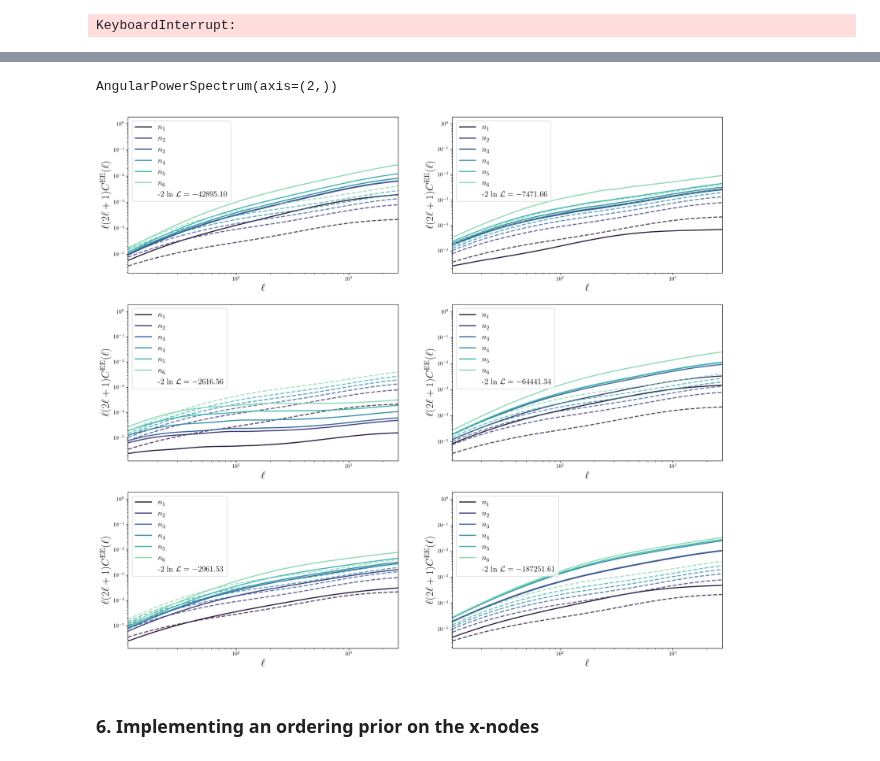
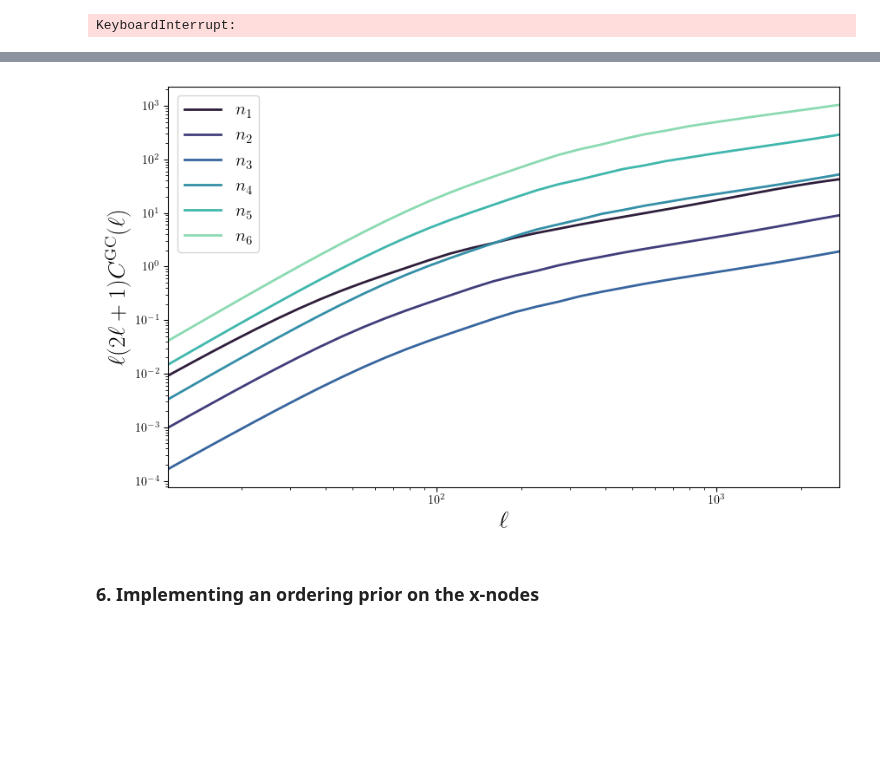
Before and after one commit to jipdebuck/binz, a Jupyter notebook: notebooks/inference.ipynb, the cells around one changed output, grey strips where cells are left out. Saved outputs shown, nothing was run; the diff lists cells and outputs as text; code cells hidden in the pictures; blank space fills up the shorter version.

```diff
--- a/notebooks/inference.ipynb
+++ b/notebooks/inference.ipynb
@@ -481,7 +506,7 @@ corner.corner(
 z_meds = []   # positions of median redshift for each bin
 n_meds = []   # height of n(z) at median redshift for each bin
 
-for key, nz in dndz_she_norm.items():
+for key, nz in nz_heracles.items():
     # --- CDF & median node ---
     cdf = integrate.cumulative_trapezoid(nz, z_nz, initial=0)
     cdf /= cdf[-1]
@@ -489,6 +514,7 @@ for key, nz in dndz_she_norm.items():
     n_med = nz[np.argmin(np.abs(z_nz - z_med))]
     z_meds.append(z_med)
     n_meds.append(n_med)
+print(z_meds)
 corr_len = 0.04                              # correlation length for the GP kernel
 z_bounds = (0,3)                              # bounds for the redshift
 z_pred = np.linspace(0, 3, 400)       # prediction points for GP
@@ -504,7 +553,7 @@ widths = np.array([z_highs[0]-z_lows[0], z_highs[1]-z_lows[1], z_highs[2]-z_lows
 # GP reconstruction and plotting of results #
 
 # Perform GP reconstruction #
-priors, predictions = build_gp_nz(n_meds, z_meds, corr_len, z_bounds, z_pred, alpha, RBF, nu, const_value, const_bounds)
+priors, predictions = build_gp_nz(n_meds, nz_lows, nz_highs, z_meds, z_lows, z_highs, corr_len, z_bounds, z_pred, alpha, RBF, nu, const_value, const_bounds)
 
 # Plot GP reconstruction results #
 palette = sns.color_palette("mako", 6)
@@ -512,7 +561,7 @@ fig, ax = plt.subplots(figsize=(10, 5))
 
 for j, nz in enumerate(n_meds):
     y_pred, y_std = predictions[j]
-    X_train, y_train = z_meds[j], n_meds[j]
+    X_train, y_train = [z_lows[j], z_meds[j], z_highs[j]], [nz_lows[j], n_meds[j], nz_highs[j]]
 
     ax.plot(z_pred, y_pred, color=palette[j], label=f"{key} GP mean")
     ax.fill_between(z_pred.ravel(), (y_pred - y_std).ravel(), (y_pred + y_std).ravel(),
@@ -1043,7 +1619,7 @@ params = {}
 dndzs_gp_norm = {}
 
 for i in range(6):
-    name = f"/home/jipdebuck/files/gp_sampling_step_{i}.npy"
+    name = f"/home/jipdebuck/files/3x2pt/gp_sampling_step_{i}.npy"
     step = np.load(name, allow_pickle=True)
     dndzs_gp[i] = step.item()['dndz']
     dndzs_gp_norm[i] = step.item()['dndz_norm']
@@ -1057,12 +1633,13 @@ corr_lens = []
 for i in range(6):  # run index
     y_nodes[i] = []
     x_nodes[i] = []
-    corr_lens.append(params[i]['corr_len'])
+    corr_lens.append(params[i]['log_l_she'])
     for j in range(6):  # node index
-        y_nodes[i].append(params[i][f'y{j+1}'])
-        x_nodes[i].append(params[i][f'x{j+1}'])
+#        y_nodes[i].append(params[i][f'y{j+1}_she'])
+        x_nodes[i].append(params[i][f'x{j+1}_she'])
 print(corr_lens)
 print(cells_gp)
 print(params)
+print(likelihoods)
 print(y_nodes)
 # %% [output]
@@ -1112,30 +1682,40 @@ for f in fm.findSystemFonts(fontpaths=None, fontext='ttf'):
         print(f)
 # %%
 # Plotting the corresponding C_ell's for first step #
-fig, axes = plt.subplots(3, 2, figsize=(20, 18))
-axes = axes.flatten()
-cells_gp[0] = {**cells_gp[0]}
-print(cells_gp[0]['SHE', 'SHE', i+1, i+1])
-#ells = ell_theory
-for j in range(0,6):
-    ax = axes[j]
-    for i in range(0, 6):
-        ells = cells_gp[j]['SHE', 'SHE', i+1, i+1].ell
-        ax.loglog(ells, ells*(2*ells+1)*cells_gp[j]['SHE', 'SHE', i+1, i+1][0,0], label = '$n_{{{}}}$'.format(i+1), linewidth=2, color=palette[i])
-        #ax.set_ylim(1e-4, 1e-1)
-        #ax.set_xlim(10, 2000)
-        ells = uncoupled_cls_WL['SHE', 'SHE', i+1, i+1].ell
-        ax.loglog(ells, ells*(2*ells+1)*uncoupled_cls_WL['SHE', 'SHE', i+1, i+1][0,0], linestyle='--', alpha=0.8, linewidth=2, color=palette[i])
-        ax.set_xlabel(r'$\ell$', font='Times New Roman', fontsize=20)
-        ax.set_ylabel(r'$\ell (2\ell +1)C^{\rm EE}(\ell)$', font='Times New Roman', fontsize=20);
-#axes.set_title("Original $n(z)$ (dashed lines) vs reconstructed $n(z)$ (solid lines) $C^{EE}(\ell)$'s", fontsize=14)
-        ax.set_xlim(np.min(ells), np.max(ells))
-    ax.scatter(1,1, alpha=0, label=f"-2 ln $ \mathcal{{L}} = {likelihoods[j]:.2f}$")  # correlation length to 2 decimal places
-    ax.legend(loc='upper left', fontsize=15, frameon=True)
-plt.savefig('/home/jipdebuck/plots/Cl_reconstruction_6.pdf', bbox_inches='tight')
+fig, ax = plt.subplots(figsize=(10, 6))
+
+# ells = ell_theory
+
+
+for i in range(0, 6):
+    ells = cells_gp[1]['POS', 'POS', i+1, i+1].ell
+    ax.loglog(
+        ells,
+        ells*(2*ells+1)*cells_gp[1]['POS', 'POS', i+1, i+1],
+        label = '$n_{{{}}}$'.format(i+1),
+        linewidth=2,
+        color=palette[i]
+    )
+
+ ##   ells = uncoupled_cls_WL['POS', 'POS', i+1, i+1].ell
+   ## ax.loglog(
+    #    ells,
+    #    ells*(2*ells+1)*uncoupled_cls_WL['POS', 'POS', i+1, i+1],
+    #    linestyle='--',
+    #    alpha=0.8,
+    #    linewidth=2,
+    #    color=palette[i]
+    #)
+
+    ax.set_xlabel(r'$\ell$', font='Times New Roman', fontsize=20)
+    ax.set_ylabel(r'$\ell (2\ell +1)C^{\rm GC}(\ell)$', font='Times New Roman', fontsize=20)
+    ax.set_xlim(np.min(ells), np.max(ells))
+
+#ax.scatter(1,1, alpha=0, label=f"-2 ln $ \mathcal{{L}} = {likelihoods[1]:.2f}$")  # replaced j with 1
+ax.legend(loc='upper left', fontsize=15, frameon=True)
+plt.savefig('/home/jipdebuck/plots/Cl_reconstruction.png', bbox_inches='tight')
 # %% [output]
-AngularPowerSpectrum(axis=(2,))
-[figure, old version]
+[figure, new version]
 # %% [markdown]
 ### 6. Implementing an ordering prior on the x-nodes
 # %%
```
Also changed, not shown: parts of 16 cells of this notebook, 3 other files.
